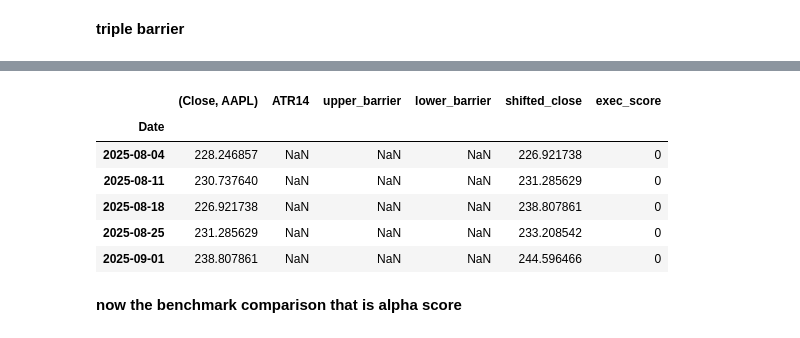
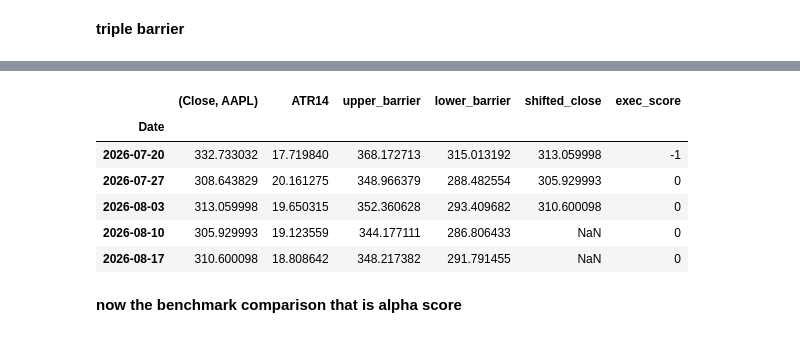
Before and after one commit to harjasjolly-create/algorithmic-stock-rating-program, a Jupyter notebook: hypothesis_verifier.ipynb, the cells around one changed output, grey strips where cells are left out. Saved outputs shown, nothing was run; the diff lists cells and outputs as text; code cells hidden in the pictures.

```diff
--- a/hypothesis_verifier.ipynb
+++ b/hypothesis_verifier.ipynb
@@ -302,18 +302,18 @@ stock_data["shifted_close"]=stock_data[('Close', 'AAPL')].shift(-2)
 # %%
 #now giving score of +1,-1 and 0 accordingly
 import numpy as np
 conditions=[(stock_data["shifted_close"]>=stock_data['upper_barrier']),(stock_data["shifted_close"]<=stock_data['lower_barrier'])]
 choices=[1,-1]
 stock_data["exec_score"]=np.select(conditions,choices,default=0)
-stock_data.head(5)
+stock_data.tail(5)
 # %% [output]
 |  | (Close, AAPL) | ATR14 | upper_barrier | lower_barrier | shifted_close | exec_score |
 | Date |  |  |  |  |  |  |
-| 2025-08-04 | 228.246857 | NaN | NaN | NaN | 226.921738 | 0 |
-| 2025-08-11 | 230.737640 | NaN | NaN | NaN | 231.285629 | 0 |
-| 2025-08-18 | 226.921738 | NaN | NaN | NaN | 238.807861 | 0 |
-| 2025-08-25 | 231.285629 | NaN | NaN | NaN | 233.208542 | 0 |
-| 2025-09-01 | 238.807861 | NaN | NaN | NaN | 244.596466 | 0 |
+| 2026-07-20 | 332.733032 | 17.719840 | 368.172713 | 315.013192 | 313.059998 | -1 |
+| 2026-07-27 | 308.643829 | 20.161275 | 348.966379 | 288.482554 | 305.929993 | 0 |
+| 2026-08-03 | 313.059998 | 19.650315 | 352.360628 | 293.409682 | 310.600098 | 0 |
+| 2026-08-10 | 305.929993 | 19.123559 | 344.177111 | 286.806433 | NaN | 0 |
+| 2026-08-17 | 310.600098 | 18.808642 | 348.217382 | 291.791455 | NaN | 0 |
 # %% [markdown]
 **now the benchmark comparison that is alpha score**
 # %%
```
Also changed, not shown: parts of 22 cells of this notebook.
